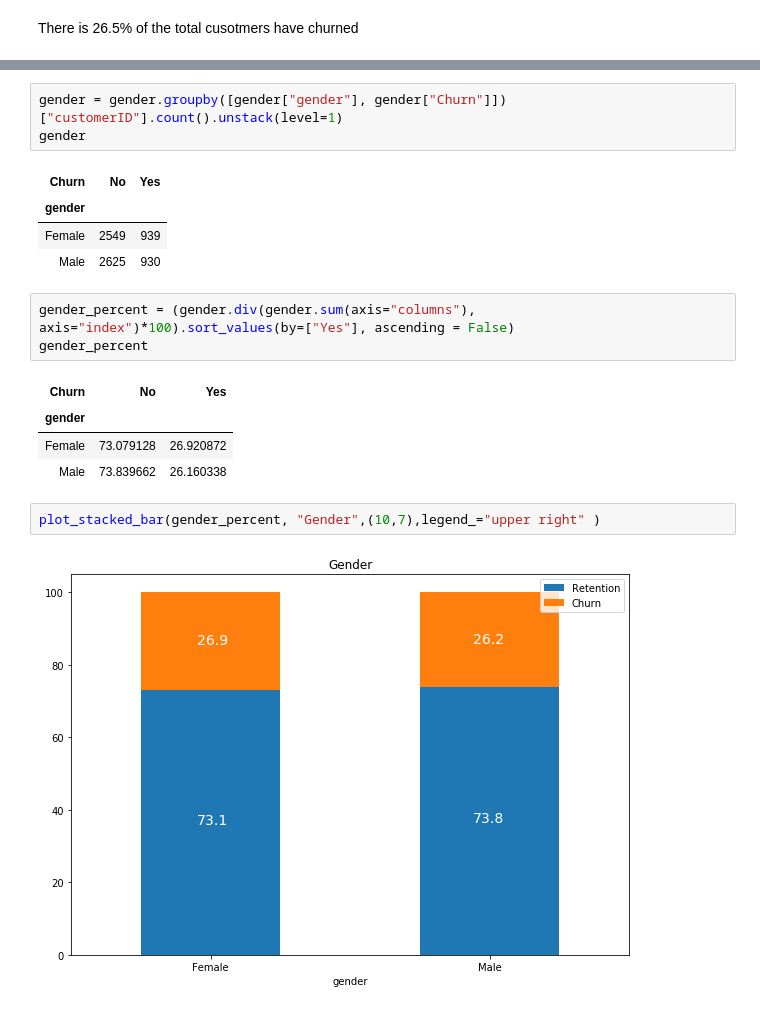
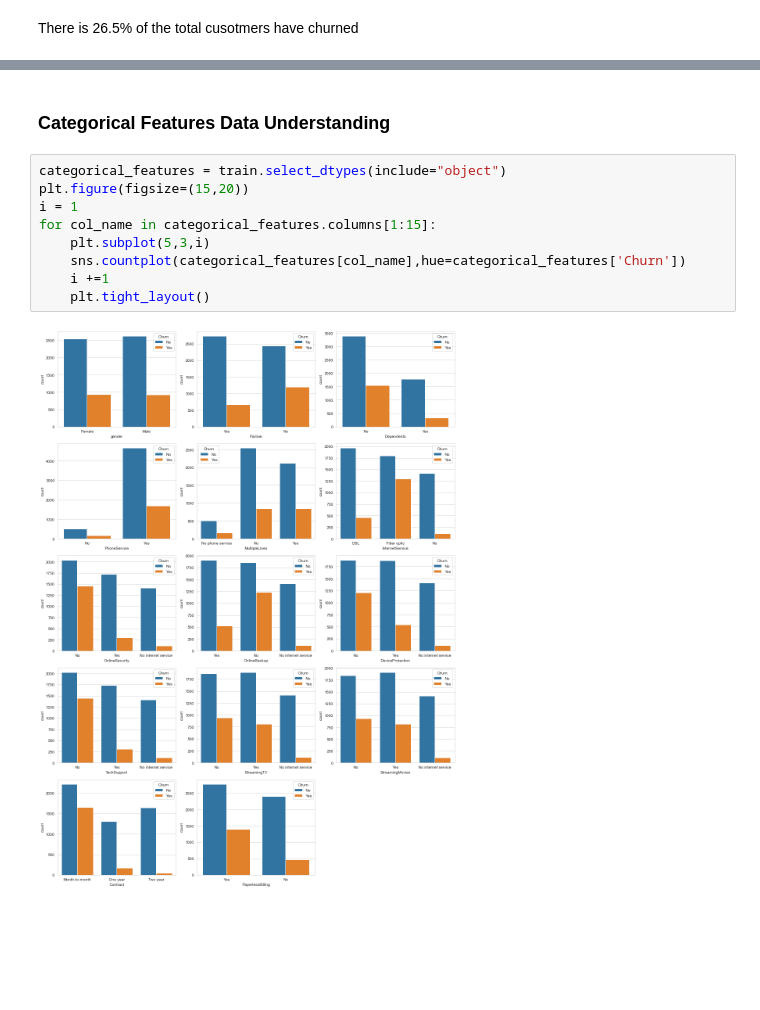
Before and after one commit to weekysui/customer_churn_problem, a Jupyter notebook: customer_churn2/Data understanding.ipynb, the cells around one changed output, grey strips where cells are left out. Drawn from its saved outputs; the diff is of its cells as text; blank space fills up the shorter version.

Commit message:
done with data understanding

```diff
--- a/customer_churn2/Data understanding.ipynb
+++ b/customer_churn2/Data understanding.ipynb
@@ -129,20 +112,13 @@ gender.head()
-# %%
-gender = gender.groupby([gender["gender"], gender["Churn"]])["customerID"].count().unstack(level=1)
-gender
-# %% [output]
-| Churn | No | Yes |
-| gender |  |  |
-| Female | 2549 | 939 |
-| Male | 2625 | 930 |
-# %%
-gender_percent = (gender.div(gender.sum(axis="columns"), axis="index")*100).sort_values(by=["Yes"], ascending = False)
-gender_percent
-# %% [output]
-| Churn | No | Yes |
-| gender |  |  |
-| Female | 73.079128 | 26.920872 |
-| Male | 73.839662 | 26.160338 |
-# %%
-plot_stacked_bar(gender_percent, "Gender",(10,7),legend_="upper right" )
-# %% [output]
-[figure, removed]
+# %% [markdown]
+### Categorical Features Data Understanding
+# %%
+categorical_features = train.select_dtypes(include="object")
+plt.figure(figsize=(15,20))
+i = 1
+for col_name in categorical_features.columns[1:15]:
+    plt.subplot(5,3,i)
+    sns.countplot(categorical_features[col_name],hue=categorical_features['Churn'])
+    i +=1
+    plt.tight_layout()
+# %% [output]
+[figure, added]
```
Also changed, not shown: parts of 22 cells of this notebook.
